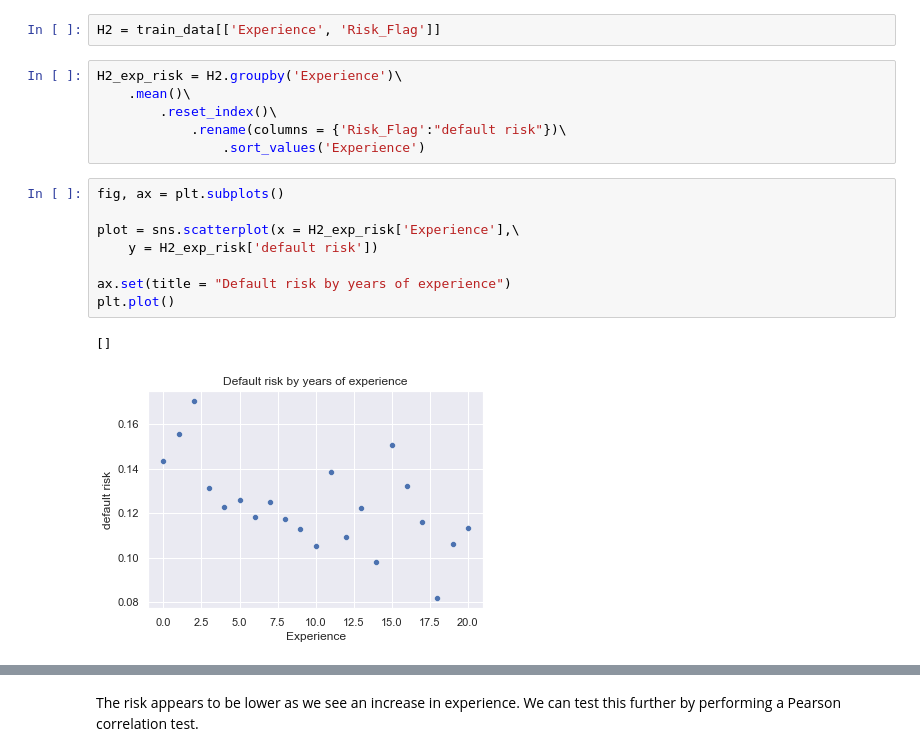
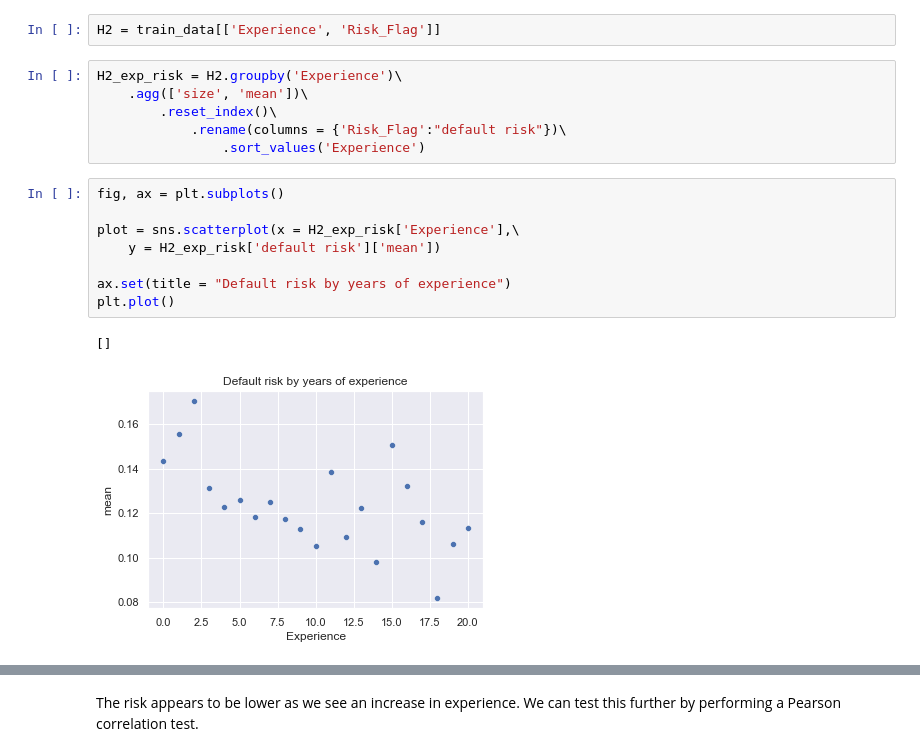
Before and after one commit to ilanGrynszpan/Loan-Customer-Behavior---kaggle, a Jupyter notebook: LoanCustomerBehavior.ipynb, the cells around one changed output, grey strips where cells are left out. Drawn from its saved outputs; the diff is of its cells as text.

```diff
--- a/LoanCustomerBehavior.ipynb
+++ b/LoanCustomerBehavior.ipynb
@@ -252,18 +264,18 @@ Hypothesis 2: People who have more work experience have less risk
 H2 = train_data[['Experience', 'Risk_Flag']]
 # %%
 H2_exp_risk = H2.groupby('Experience')\
-    .mean()\
+    .agg(['size', 'mean'])\
         .reset_index()\
             .rename(columns = {'Risk_Flag':"default risk"})\
                 .sort_values('Experience')
 # %%
 fig, ax = plt.subplots()
 
 plot = sns.scatterplot(x = H2_exp_risk['Experience'],\
-    y = H2_exp_risk['default risk'])
+    y = H2_exp_risk['default risk']['mean'])
 
 ax.set(title = "Default risk by years of experience")
 plt.plot()
 # %% [output]
 []
-[figure, old version]
+[figure, new version]
```
Also changed, not shown: parts of 20 cells of this notebook.
